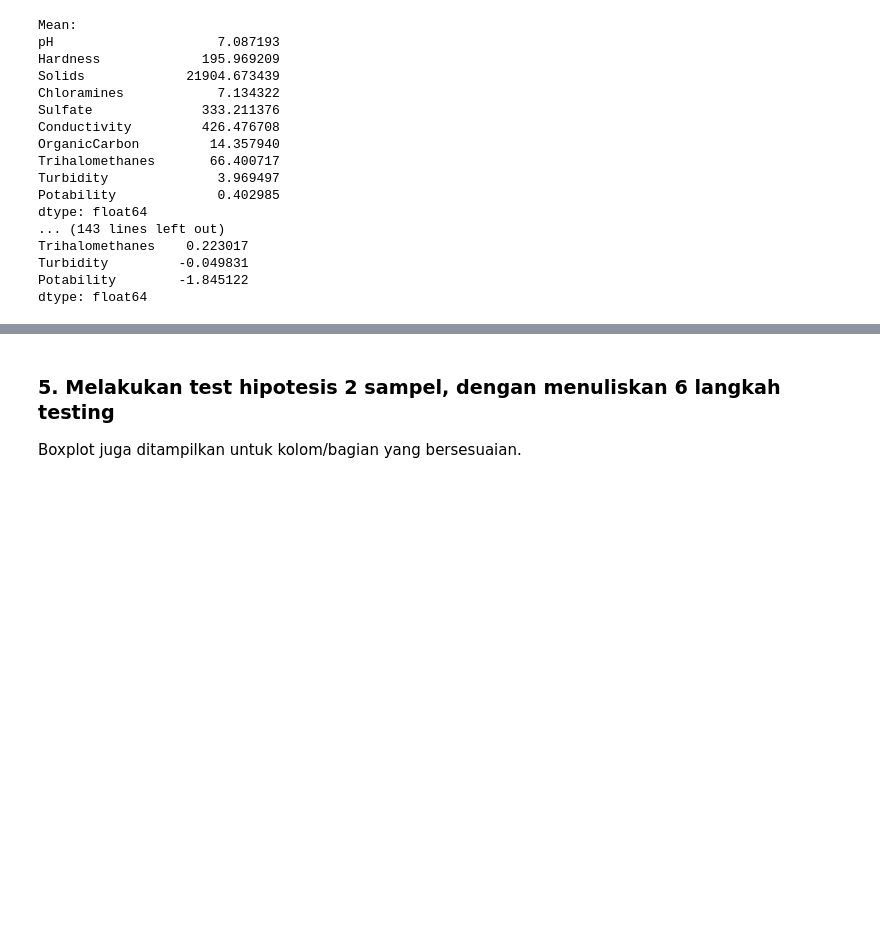
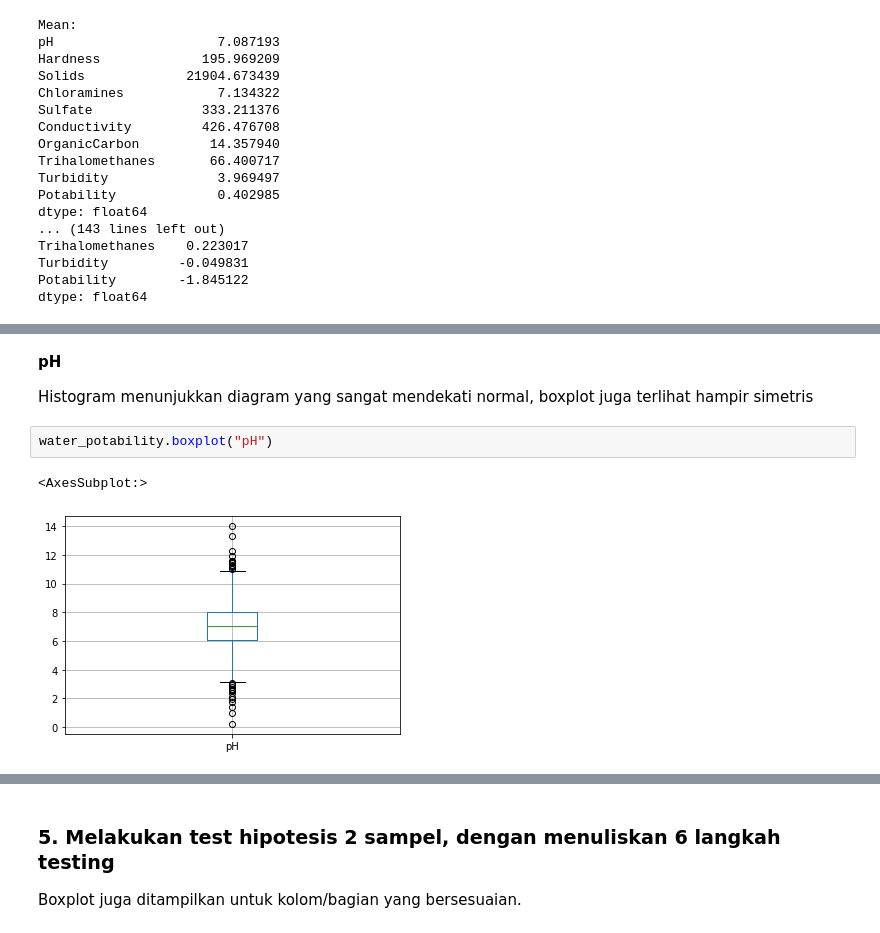
Before and after one commit to dwikalam/Tubes-IF2220-Probstat, a Jupyter notebook: TubesProbstat2021.ipynb, the cells around one changed output, grey strips where cells are left out. Cells and saved outputs as stored; diff of their text form; blank space fills up the shorter version.

```diff
--- a/TubesProbstat2021.ipynb
+++ b/TubesProbstat2021.ipynb
@@ -117,0 +151,9 @@ dtype: float64
+# %% [markdown]
+**pH**
+
+Histogram menunjukkan diagram yang sangat mendekati normal, boxplot juga terlihat hampir simetris
+# %%
+water_potability.boxplot("pH")
+# %% [output]
+<AxesSubplot:>
+[figure, added]
```
Also changed, not shown: parts of 58 cells of this notebook, 1 other file.
